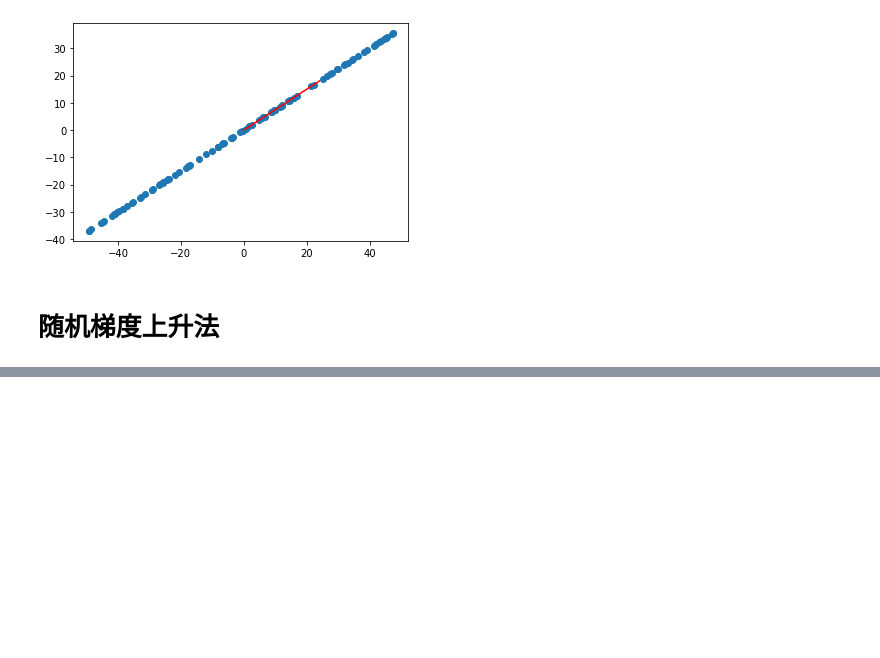
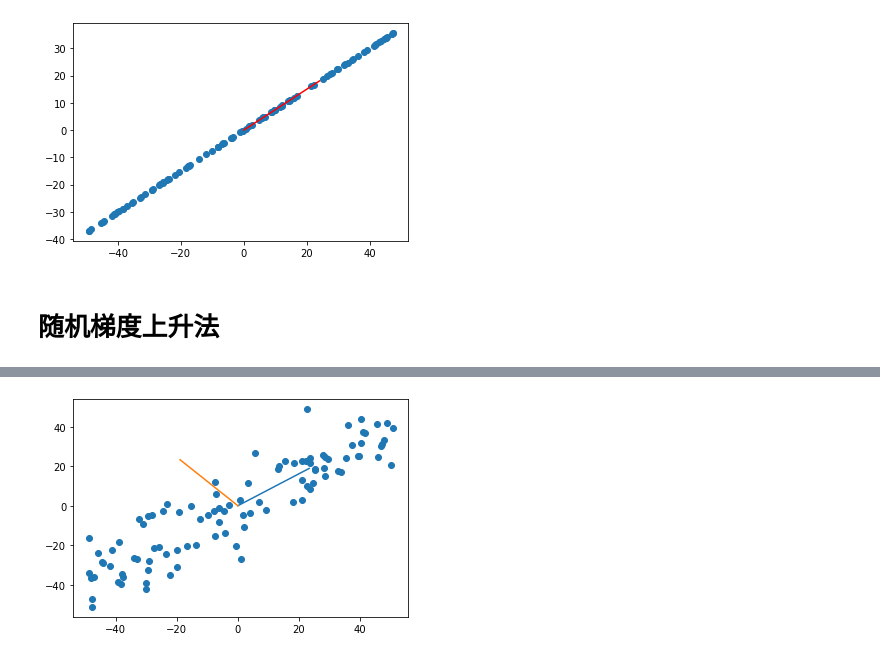
Before and after one commit to ymurong/machine-learning-practice-notebooks, a Jupyter notebook: PCA/使用梯度上升法实现PCA.ipynb, the cells around one changed output, grey strips where cells are left out. Cells and saved outputs as stored; diff of their text form; code cells hidden in the pictures; blank space fills up the shorter version.

```diff
--- a/PCA/使用梯度上升法实现PCA.ipynb
+++ b/PCA/使用梯度上升法实现PCA.ipynb
@@ -174,0 +204,5 @@ array([0.79102149, 0.61178836])
+# %%
+X2 = np.empty(X.shape)
+for i in range(len(X)):
+    X2[i] = X_demean[i] - X_demean[i] @ w * w
+X2
@@ -174,0 +279,7 @@ array([0.79102149, 0.61178836])
+# %%
+plt.scatter(X_demean[:,0], X_demean[:,1])
+for i in range(len(W)):
+    plt.plot([0, W[i][0]*30], [0, W[i][1]*30])
+plt.show()
+# %% [output]
+[figure, added]
```
Also changed, not shown: parts of 13 cells of this notebook.
